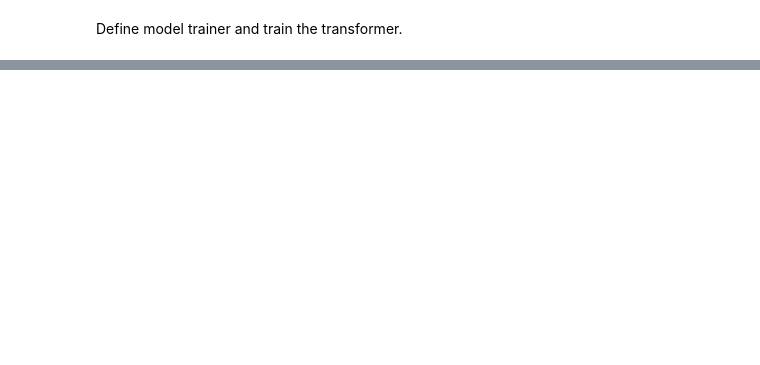
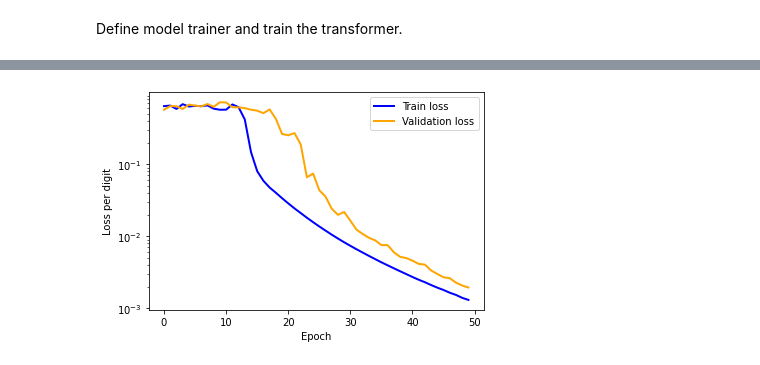
Before and after one commit to giacomocamposampiero/palindrome-transformer, a Jupyter notebook: notebooks/one.ipynb, the cells around one changed output, grey strips where cells are left out. Drawn from its saved outputs; the diff is of its cells as text; code cells hidden in the pictures; blank space fills up the shorter version.

Commit message:
Changed Trainer loss from total to per-bit loss. New unique transformer for learning purpose, instead of one for each language. ONE learned.

```diff
--- a/notebooks/one.ipynb
+++ b/notebooks/one.ipynb
@@ -29,5 +26,5 @@ Initialize the Transformer to learn FIRST.
 # %%
-transformer = OneTransformer(len(vocab), layers, heads, d_model, d_ffnn, scaled, eps)
+transformer = StandardTransformer(len(vocab), layers, heads, d_model, d_ffnn, scaled, eps, positional="first")
 optim = torch.optim.Adam(transformer.parameters(), lr=0.0003)
 # %% [markdown]
 Define model trainer and train the transformer.
@@ -35,8 +32,8 @@ Define model trainer and train the transformer.
 from src.trainer import Trainer
 from src.dataset import Dataset
 
-trainset = Dataset(0, 100, 100, random_seed=42, train=True, data_type='one', variable_lenght=False)
-testset = Dataset(0, 100, 10,  random_seed=42,  train=False, data_type='one', variable_lenght=False)
+trainset = Dataset(0, 100, 100, random_seed=42, train=True, data_type='one', variable_lenght=True)
+testset = Dataset(0, 100, 500,  random_seed=42,  train=False, data_type='one', variable_lenght=False)
 
-trainer = Trainer(0, transformer, optim, vocab, epochs, trainset, testset, verbose=1)
+trainer = Trainer(0, transformer, optim, vocab, epochs, trainset, testset, verbose=0)
 train_l, val_l, train_acc, val_acc = trainer.train()
@@ -61,15 +40,16 @@ train_l, val_l, train_acc, val_acc = trainer.train()
 # %%
 import matplotlib.pyplot as plt
 
 fig = plt.figure()
 plt.plot(range(epochs), train_l, color='blue', lw=2, label="Train loss")
 plt.plot(range(epochs), val_l, color='orange', lw=2, label="Validation loss")
 plt.yscale('log')
-ax = plt.gca()
-
-handles, labels = ax.get_legend_handles_labels()
-fig.legend(handles, labels, frameon=False, loc='lower center',  ncol=4)
+plt.ylabel("Loss per digit")
+plt.xlabel("Epoch")
+plt.legend(loc="best")
 plt.show()
+# %% [output]
+[figure, added]
 # %%
 fig = plt.figure()
 plt.plot(range(epochs), train_acc, color='blue', lw=2, label="Train accuracy")
```
Also changed, not shown: parts of 8 cells of this notebook, 4 other files.
